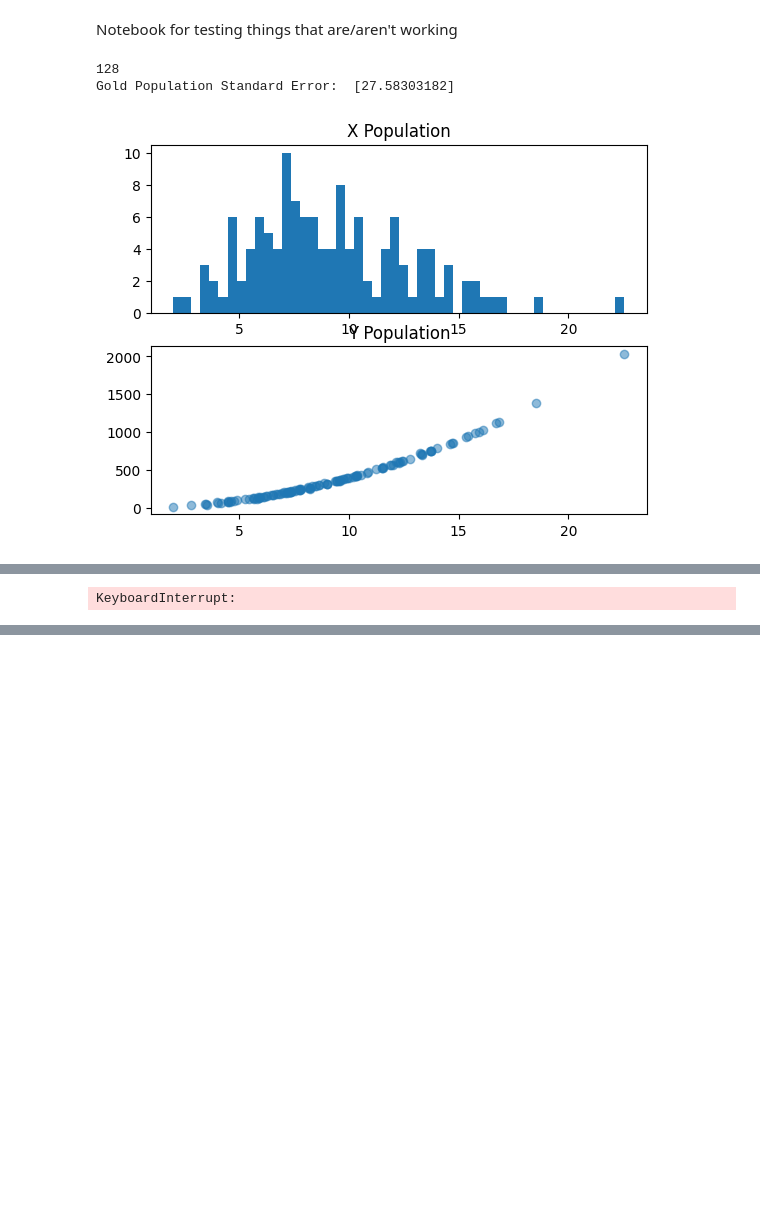
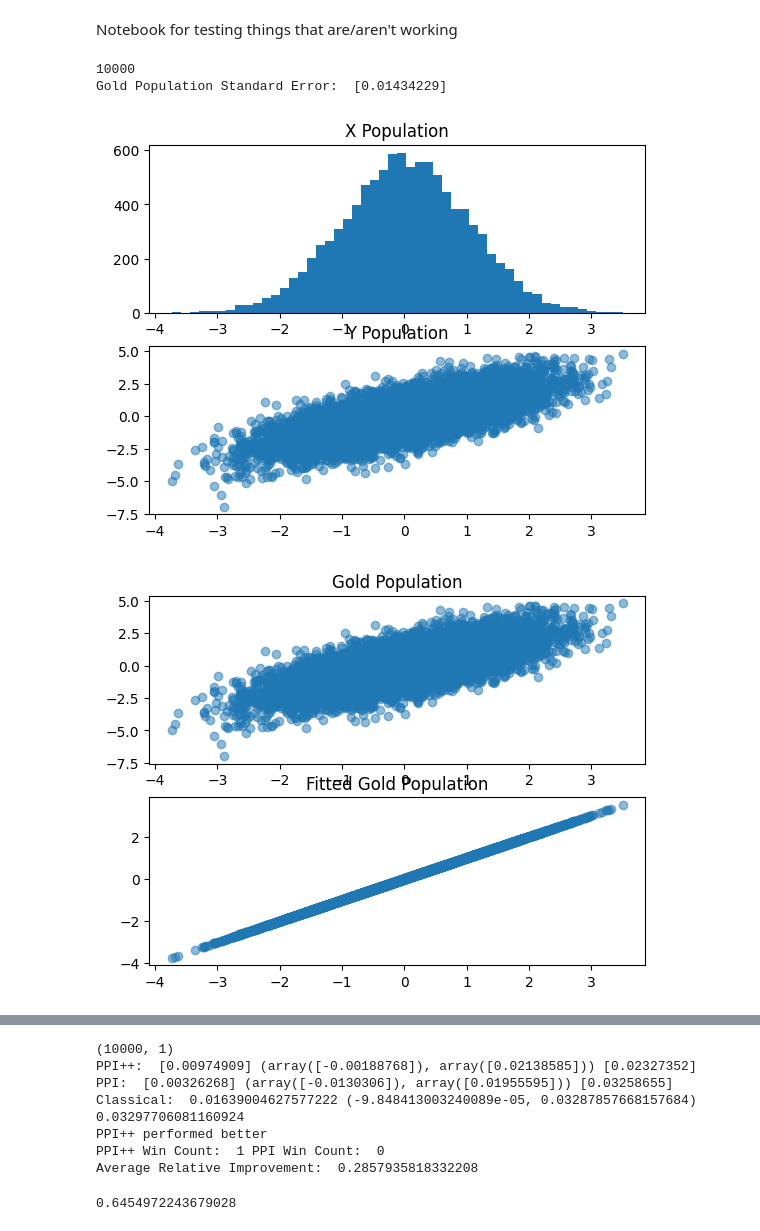
Before and after one commit to nicholas-denis/ppi-testing, a Jupyter notebook: src/testing.ipynb, the cells around one changed output, grey strips where cells are left out. Drawn from its saved outputs; the diff is of its cells as text; code cells hidden in the pictures; blank space fills up the shorter version.

```diff
--- a/src/testing.ipynb
+++ b/src/testing.ipynb
@@ -18,7 +19,7 @@ import copy
 Notebook for testing things that are/aren't working
 # %%
 def test(config):
-    rho_vals = [10, 100, 1000, 10000, 100000]
+    rho_vals = [.1, .2]
     pop_config = config['experiment']['parameters']['gold_population']
     for rho in rho_vals:
         pop_config['y_population']['rho'] = rho
@@ -61,11 +62,12 @@ def test(config):
 
     return
 # %%
-config = "../configs/test.yaml"
+config = "../configs/pptest.yaml"
 with open(config, 'r') as stream:
     config = yaml.safe_load(stream)
 test(config)
 # %% [output]
-128
-Gold Population Standard Error:  [27.58303182]
+10000
+Gold Population Standard Error:  [0.01434229]
-[figure, old version]
+[figure, new version]
+[figure, added]
@@ -89 +75,0 @@ KeyboardInterrupt
-KeyboardInterrupt:
@@ -89,0 +78,65 @@ KeyboardInterrupt:
+# %%
+config = "../configs/pptest.yaml"
+with open(config, 'r') as stream:
+    config = yaml.safe_load(stream)
+
+ppi_pp_win_count = 0
+ppi_win_count = 0
+
+relative_improvement = []
+
+for i in range(1):
+    # sample
+
+    x_train, y_train = dist.sample_population(config['experiment']['parameters']['training_population'])
+    x_gold, y_gold = dist.sample_population(config['experiment']['parameters']['gold_population'])
+    x_ppi, y_ppi = dist.sample_population(config['experiment']['parameters']['unlabelled_population'])
+
+    print(y_gold.shape)
+
+    # train
+    ml_config = config['experiment']['model']
+    model = ml.train_model(x_train, y_train, ml_config)
+
+    # predict
+    y_gold_fitted = model.predict(x_gold)
+    y_ppi_fitted = model.predict(x_ppi)
+
+    # ppi
+    ppi_pp_mean = ppi_py.ppi_mean_pointestimate(y_gold, y_gold_fitted, y_ppi_fitted)
+    ppi_pp_ci = ppi_py.ppi_mean_ci(y_gold, y_gold_fitted, y_ppi_fitted)
+
+    ppi_mean = ppi_py.ppi_mean_pointestimate(y_gold, y_gold_fitted, y_ppi_fitted, lhat=1)
+    ppi_ci = ppi_py.ppi_mean_ci(y_gold, y_gold_fitted, y_ppi_fitted, lhat=1)
+
+    classical_mean, classical_ci = ppi.do_classical_ci_mean(y_gold, y_gold_fitted, y_ppi_fitted, .9)
+
+    print("PPI++: ", ppi_pp_mean, ppi_pp_ci, ppi_pp_ci[1] - ppi_pp_ci[0])
+    print("PPI: ", ppi_mean, ppi_ci, ppi_ci[1] - ppi_ci[0])
+    print("Classical: ", classical_mean, classical_ci, classical_ci[1] - classical_ci[0])
+
+    # print the result that performed better
+    if ppi_pp_ci[1] - ppi_pp_ci[0] < ppi_ci[1] - ppi_ci[0]:
+        print("PPI++ performed better")
+        ppi_pp_win_count += 1
+    else:
+        print("PPI performed better")
+        ppi_win_count += 1
+
+    # append relative improvement of ppi_pp over ppi
+    relative_improvement.append(((ppi_ci[1] - ppi_ci[0]) - (ppi_pp_ci[1] - ppi_pp_ci[0]))/(ppi_ci[1] - ppi_ci[0]))
+
+print("PPI++ Win Count: ", ppi_pp_win_count, "PPI Win Count: ", ppi_win_count)
+print("Average Relative Improvement: ", np.mean(relative_improvement))
+# %% [output]
+(10000, 1)
+PPI++:  [0.00974909] (array([-0.00188768]), array([0.02138585])) [0.02327352]
+PPI:  [0.00326268] (array([-0.0130306]), array([0.01955595])) [0.03258655]
+Classical:  0.01639004627577222 (-9.848413003240089e-05, 0.03287857668157684) 0.03297706081160924
+PPI++ performed better
+PPI++ Win Count:  1 PPI Win Count:  0
+Average Relative Improvement:  0.2857935818332208
+# %%
+stats.sem(np.array([1, 2, 3, 4]))
+# %% [output]
+0.6454972243679028
```
Also changed, not shown: parts of 2 cells of this notebook, 20 other files.
